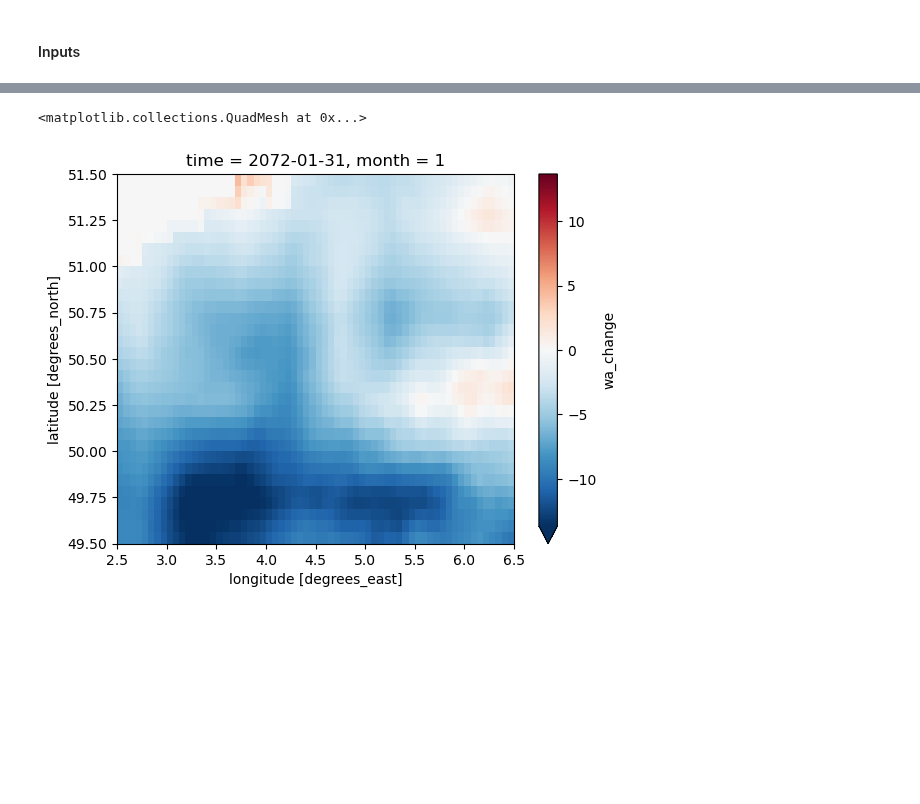
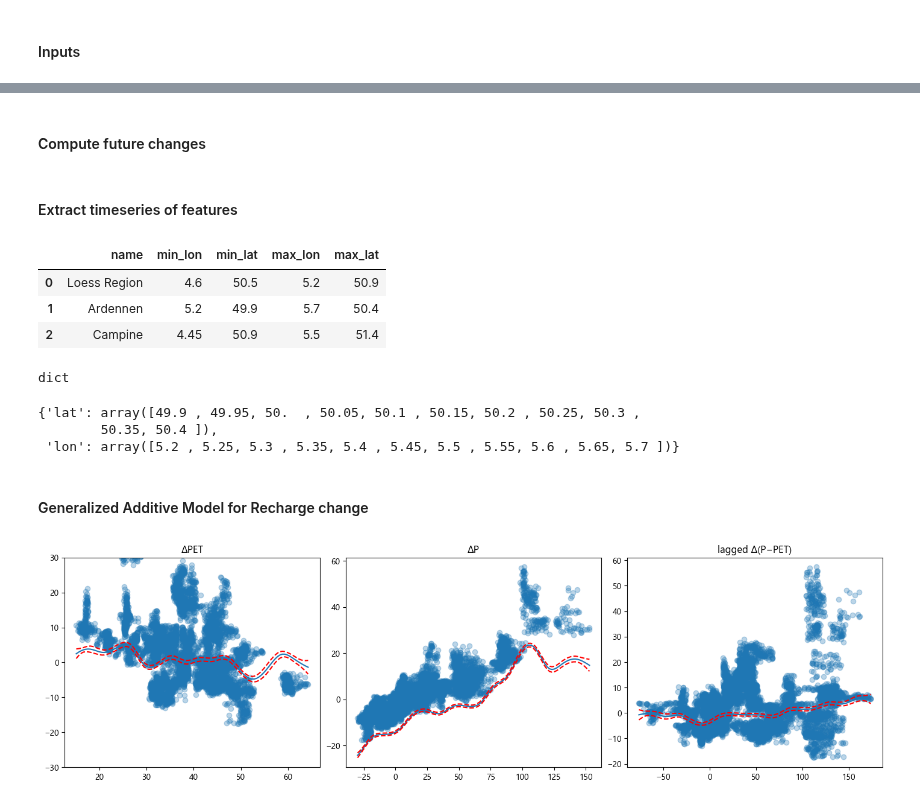
Before and after one commit to klekarkar/pre_post_process_mHM, a Jupyter notebook: recharge_attribution.ipynb, the cells around one changed output, grey strips where cells are left out. Saved outputs shown, nothing was run; the diff lists cells and outputs as text; code cells hidden in the pictures; blank space fills up the shorter version.

```diff
--- a/recharge_attribution.ipynb
+++ b/recharge_attribution.ipynb
@@ -69,2 +104,4 @@ def compute_mon_deltas(hydro_dict, var, hist_time_slice, fut_time_slice):
+# %% [markdown]
+#### Compute future changes
 # %%
 #resample to monthly and calculate changes
@@ -77,5 +115,2 @@ wa_delta = compute_mon_deltas(water_availability, 'wa', hist_time_slice, fut_tim
-# %%
-wa_delta['wa_change'][12].plot(robust=True)
-# %% [output]
-<matplotlib.collections.QuadMesh at 0x...>
-[figure, removed]
+# %% [markdown]
+#### Extract timeseries of features
@@ -81,0 +134,7 @@ wa_delta['wa_change'][12].plot(robust=True)
+# %%
+roi_df
+# %% [output]
+|  | name | min_lon | min_lat | max_lon | max_lat |
+| 0 | Loess Region | 4.6 | 50.5 | 5.2 | 50.9 |
+| 1 | Ardennen | 5.2 | 49.9 | 5.7 | 50.4 |
+| 2 | Campine | 4.45 | 50.9 | 5.5 | 51.4 |
@@ -81,0 +155,4 @@ wa_delta['wa_change'][12].plot(robust=True)
+# %%
+type(bbox_dict['Ardennen'])
+# %% [output]
+dict
@@ -81,0 +192,6 @@ wa_delta['wa_change'][12].plot(robust=True)
+# %%
+bbox_dict['Ardennen']
+# %% [output]
+{'lat': array([49.9 , 49.95, 50.  , 50.05, 50.1 , 50.15, 50.2 , 50.25, 50.3 ,
+        50.35, 50.4 ]),
+ 'lon': array([5.2 , 5.25, 5.3 , 5.35, 5.4 , 5.45, 5.5 , 5.55, 5.6 , 5.65, 5.7 ])}
@@ -81,0 +203,46 @@ wa_delta['wa_change'][12].plot(robust=True)
+# %% [markdown]
+#### Generalized Additive Model for Recharge change
+# %%
+
+#prepare dataframe
+data = pd.DataFrame({
+    'wa': wa_delta_roi['wa'].values,
+    'pet': pet_delta_roi['pet'].values,
+    'pre': pre_delta_roi['pre'].values,
+    'recharge': recharge_delta_roi['recharge'].values[0:len(wa_delta_roi)]
+})
+
+#add memory effect of previous water availability
+data['wa_lag1'] = data['wa'].shift(1).fillna(0)
+data.index = pd.to_datetime(wa_delta_roi.index)
+# %%
+#convert date index to datetime
+data.index = pd.to_datetime(data.index)
+data_summer = data[data.index.month.isin([6])]
+data_autumn = data[data.index.month.isin([9])]
+data_winter = data[data.index.month.isin([12])]
+data_spring = data[data.index.month.isin([3])]
+# %%
+#Build GAM model
+X = data_spring[['pet', 'pre', 'wa_lag1']].values
+y = data_spring['recharge'].values
+
+
+# fit (use gridsearch so smoothness is tuned)
+gam = LinearGAM(s(0) + s(1) + s(2)).fit(X, y)
+
+
+# 1-D partials for pet, pre, wa_lag1  (terms 0,1,3)
+titles = ['ΔPET', 'ΔP', 'lagged Δ(P−PET)']
+fig, axs = plt.subplots(1, 3, figsize=(14,4), constrained_layout=True)
+for i, ax in enumerate(axs):
+    XX = gam.generate_X_grid(term=i)
+    ax.plot(XX[:, i], gam.partial_dependence(term=i, X=XX))
+    ax.plot(XX[:, i], gam.partial_dependence(term=i, X=XX, width=.95)[1], c='r', ls='--')
+    #add scatter points
+    ax.scatter(X[:, i], y, alpha=0.3)
+    if i == 0:
+        ax.set_ylim(-30,30)
+    ax.set_title(titles[i]);
+# %% [output]
+[figure, added]
```
Also changed, not shown: parts of 20 cells of this notebook.
